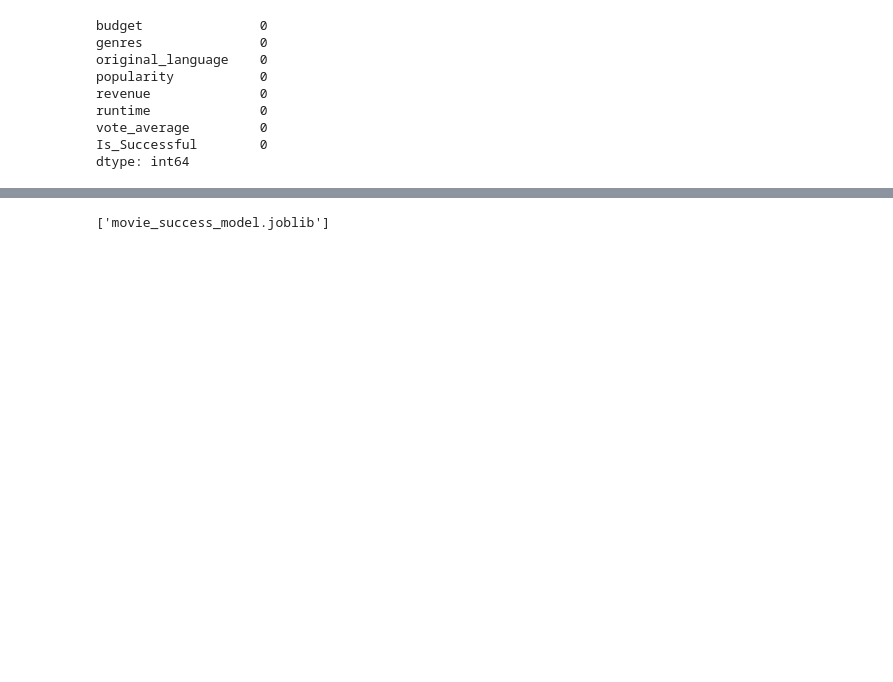
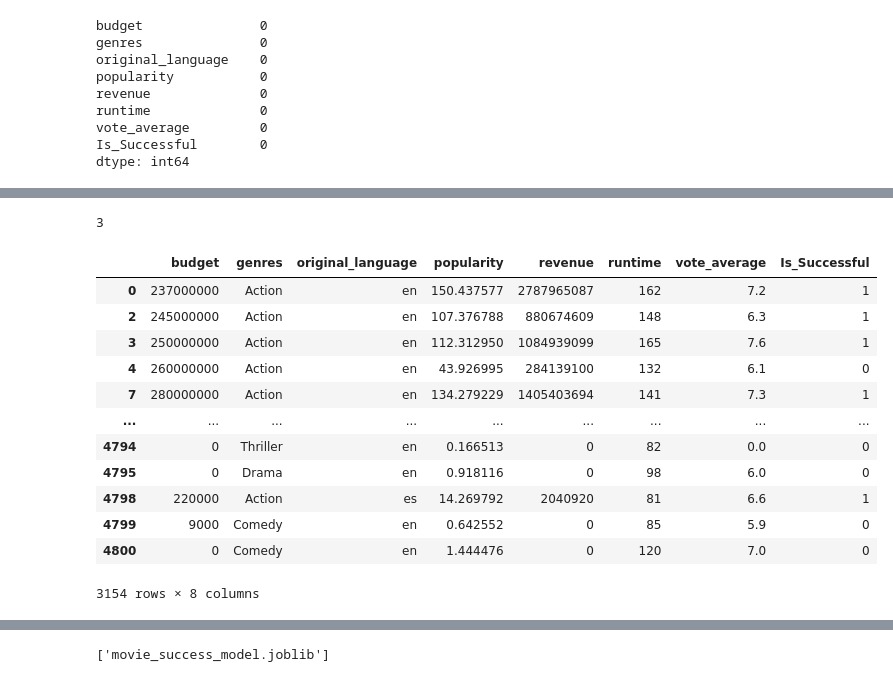
Before and after one commit to amudd10/Coming-to-A-Theater-Near-You, a Jupyter notebook: ml_success-predictor.ipynb, the cells around one changed output, grey strips where cells are left out. Drawn from its saved outputs; the diff is of its cells as text; code cells hidden in the pictures; blank space fills up the shorter version.

```diff
--- a/ml_rating-predictor.ipynb
+++ b/ml_success-predictor.ipynb
@@ -313,0 +335,22 @@ dtype: int64
+# %%
+movies_data_df['original_language'].nunique()
+# %% [output]
+3
+# %%
+selected_genres = ['Action', 'Romance', 'Thriller', 'Comedy', 'Drama']
+movies_data_df = movies_data_df[movies_data_df['genres'].apply(lambda x: any(item for item in selected_genres if item in x))]
+movies_data_df
+# %% [output]
+|  | budget | genres | original_language | popularity | revenue | runtime | vote_average | Is_Successful |
+| 0 | 237000000 | Action | en | 150.437577 | 2787965087 | 162 | 7.2 | 1 |
+| 2 | 245000000 | Action | en | 107.376788 | 880674609 | 148 | 6.3 | 1 |
+| 3 | 250000000 | Action | en | 112.312950 | 1084939099 | 165 | 7.6 | 1 |
+| 4 | 260000000 | Action | en | 43.926995 | 284139100 | 132 | 6.1 | 0 |
+| 7 | 280000000 | Action | en | 134.279229 | 1405403694 | 141 | 7.3 | 1 |
+| ... | ... | ... | ... | ... | ... | ... | ... | ... |
+| 4794 | 0 | Thriller | en | 0.166513 | 0 | 82 | 0.0 | 0 |
+| 4795 | 0 | Drama | en | 0.918116 | 0 | 98 | 6.0 | 0 |
+| 4798 | 220000 | Action | es | 14.269792 | 2040920 | 81 | 6.6 | 1 |
+| 4799 | 9000 | Comedy | en | 0.642552 | 0 | 85 | 5.9 | 0 |
+| 4800 | 0 | Comedy | en | 1.444476 | 0 | 120 | 7.0 | 0 |
+3154 rows × 8 columns
```
Also changed, not shown: parts of 18 cells of this notebook, 1 other file.
